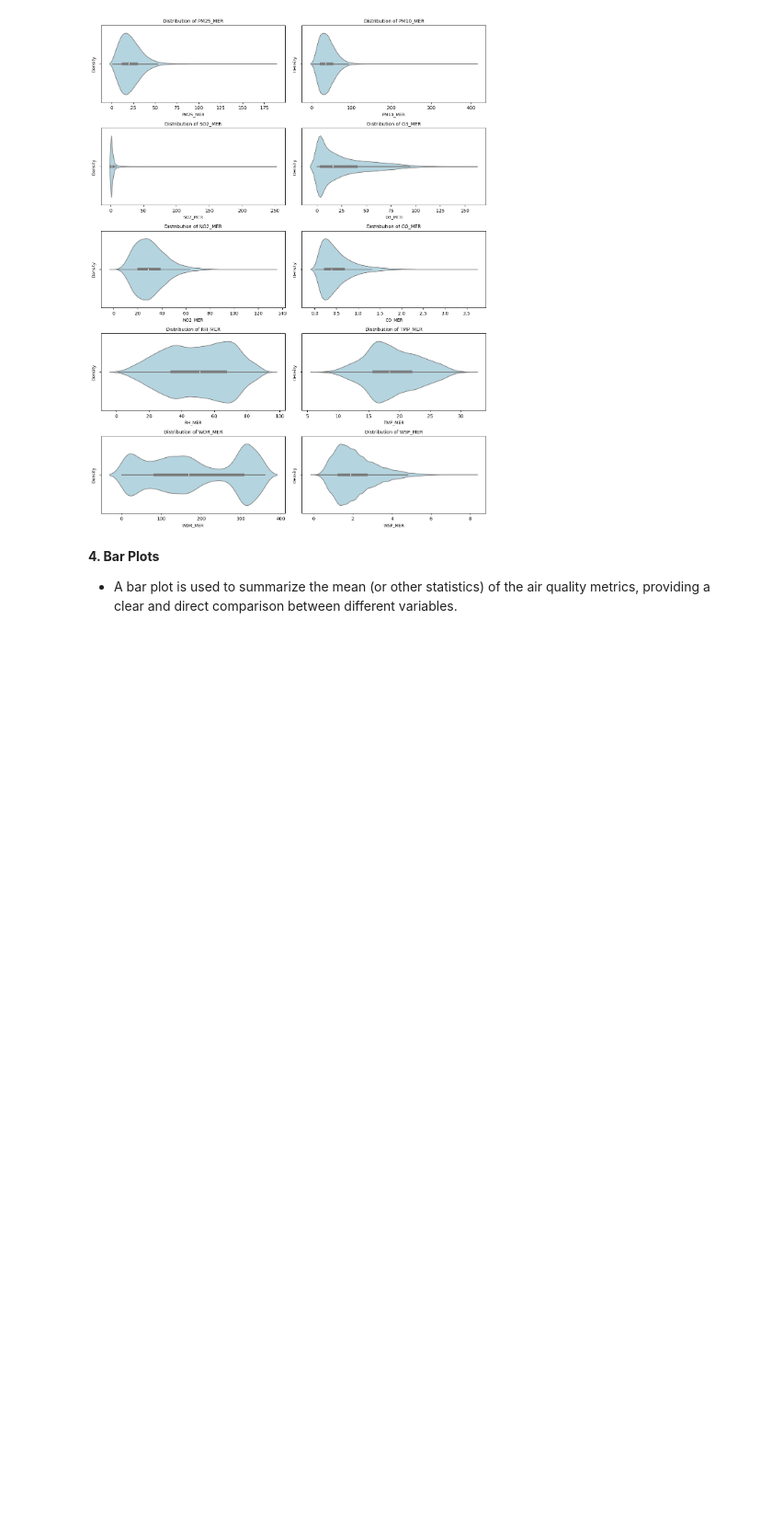
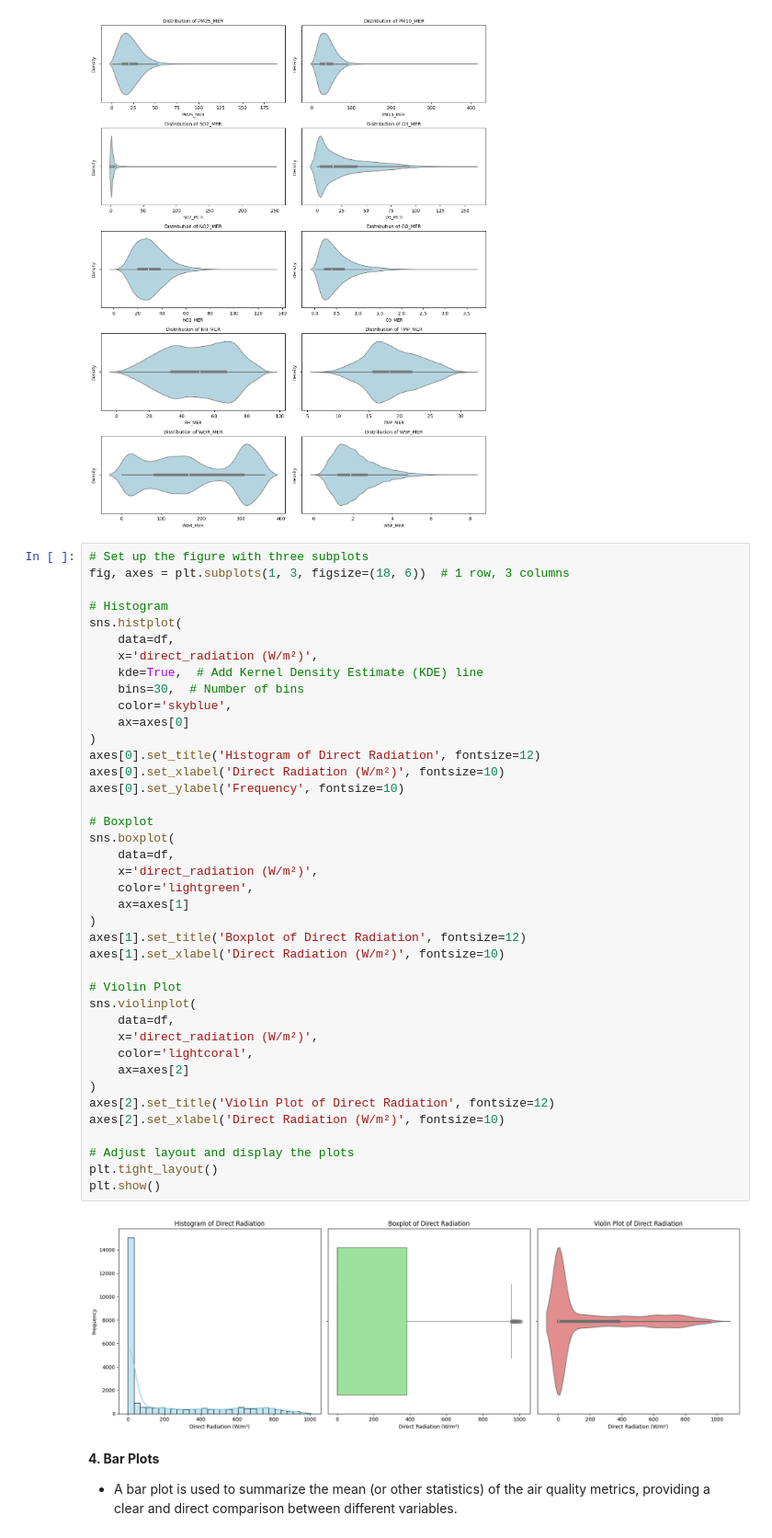
Before and after one commit to AngelaShakya/Omdena_MexicoChapter_AirQualityPrediction, a Jupyter notebook: univariate_analysis_MER_station.ipynb, the cells around one changed output. Shown at 92% size. Saved outputs shown, nothing was run; the diff lists cells and outputs as text; blank space fills up the shorter version.

```diff
--- a/univariate_analysis_MER_station.ipynb
+++ b/univariate_analysis_MER_station.ipynb
@@ -218,6 +218,48 @@ plt.tight_layout()
 plt.show()
 # %% [output]
 [figure]
+# %%
+# Set up the figure with three subplots
+fig, axes = plt.subplots(1, 3, figsize=(18, 6))  # 1 row, 3 columns
+
+# Histogram
+sns.histplot(
+    data=df,
+    x='direct_radiation (W/m²)',
+    kde=True,  # Add Kernel Density Estimate (KDE) line
+    bins=30,  # Number of bins
+    color='skyblue',
+    ax=axes[0]
+)
+axes[0].set_title('Histogram of Direct Radiation', fontsize=12)
+axes[0].set_xlabel('Direct Radiation (W/m²)', fontsize=10)
+axes[0].set_ylabel('Frequency', fontsize=10)
+
+# Boxplot
+sns.boxplot(
+    data=df,
+    x='direct_radiation (W/m²)',
+    color='lightgreen',
+    ax=axes[1]
+)
+axes[1].set_title('Boxplot of Direct Radiation', fontsize=12)
+axes[1].set_xlabel('Direct Radiation (W/m²)', fontsize=10)
+
+# Violin Plot
+sns.violinplot(
+    data=df,
+    x='direct_radiation (W/m²)',
+    color='lightcoral',
+    ax=axes[2]
+)
+axes[2].set_title('Violin Plot of Direct Radiation', fontsize=12)
+axes[2].set_xlabel('Direct Radiation (W/m²)', fontsize=10)
+
+# Adjust layout and display the plots
+plt.tight_layout()
+plt.show()
+# %% [output]
+[figure, added]
 # %% [markdown]
 **4. Bar Plots**
 - A bar plot is used to summarize the mean (or other statistics) of the air quality metrics, providing a clear and direct comparison between different variables.
```
Also changed, not shown: parts of 4 cells of this notebook.
